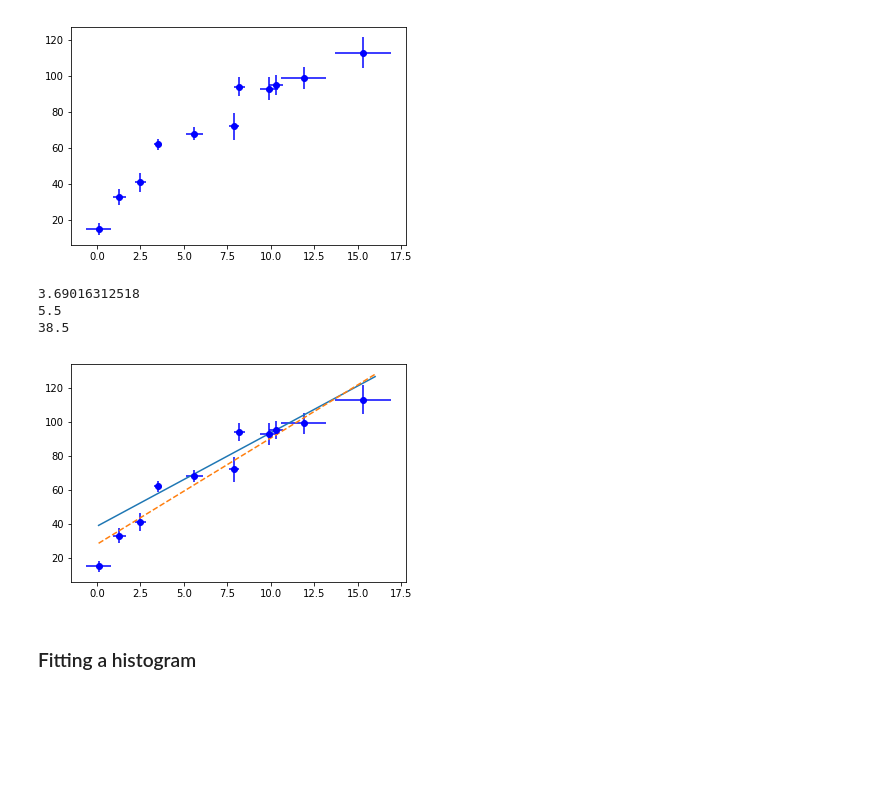
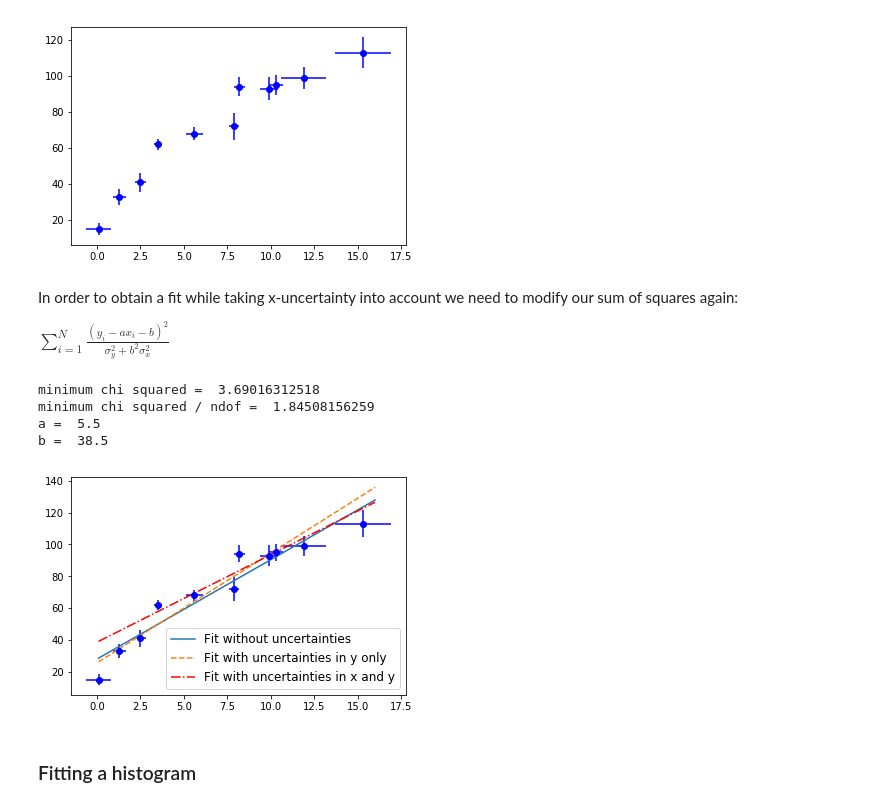
Before and after one commit to goodbyeskyharbor/PurdueNorthwest_PHYS308_ScientificComputing1, a Jupyter notebook: Notebooks/PHYS 308 - 07 - Fitting Data.ipynb, the cells around one changed output. Cells and saved outputs as stored; diff of their text form; code cells hidden in the pictures; blank space fills up the shorter version.

```diff
--- a/Notebooks/PHYS 308 - 07 - Fitting Data.ipynb
+++ b/Notebooks/PHYS 308 - 07 - Fitting Data.ipynb
@@ -481,7 +892,11 @@ for a in a_array:
             min_sum_squares_a = a
             min_sum_squares_b = b
 
-print(min_sum_squares)
-print(min_sum_squares_a)
-print(min_sum_squares_b)
+print("minimum chi squared = ",min_sum_squares)
+print("minimum chi squared / ndof = ",min_sum_squares/2)
+print("a = ",min_sum_squares_a)
+print("b = ",min_sum_squares_b)
+
+min_sum_squares_a_uncert_y = min_sum_squares_a
+min_sum_squares_b_uncert_y = min_sum_squares_b
 # %% [output]
@@ -520,6 +947,10 @@ plt.errorbar(xa, ya, xerr=xerra ,yerr=yerra, fmt="o",color="Blue",linestyle='')#
 plt.show()
 # %% [output]
 [figure]
+# %% [markdown]
+In order to obtain a fit while taking x-uncertainty into account we need to modify our sum of squares again:
+
+$\sum_{i=1}^{N}\frac{(y_i-ax_i-b)^2}{\sigma_y^2+b^2\sigma_x^2}$
 # %%
 xpoints = [0.1,1.3,2.5,3.5,5.6,7.9,8.2,9.9,10.3,11.9, 15.3]
 ypoints  = [15 ,  33,  41,  62,  68,  72,  94,  93,  95,  99, 113 ]
@@ -555,31 +986,41 @@ for a in a_array:
             min_sum_squares_a = a
             min_sum_squares_b = b
 
-print(min_sum_squares)
-print(min_sum_squares_a)
-print(min_sum_squares_b)
+
+print("minimum chi squared = ",min_sum_squares)
+print("minimum chi squared / ndof = ",min_sum_squares/2)
+print("a = ",min_sum_squares_a)
+print("b = ",min_sum_squares_b)
+
+min_sum_squares_a_uncert_xy = min_sum_squares_a
+min_sum_squares_b_uncert_xy = min_sum_squares_b
 # %% [output]
-3.69016312518
-5.5
-38.5
+minimum chi squared =  3.69016312518
+minimum chi squared / ndof =  1.84508156259
+a =  5.5
+b =  38.5
 # %%
 def func(x, a, b):
     return a * x + b
 
 popt, pcov = curve_fit(func, xa, ya, p0 = [1, 1])
 
 fit_result_a   = popt[0]
 fit_result_b   = popt[1]
 
 plt.errorbar(xa, ya, xerr=xerra ,yerr=yerra, fmt="o",color="Blue",linestyle='')#
 
-plt.plot(xaa,func(xaa,min_sum_squares_a,min_sum_squares_b))
+plt.plot(xaa,func(xaa,fit_result_a,fit_result_b),label="Fit without uncertainties")
 
-plt.plot(xaa,func(xaa,fit_result_a,fit_result_b),"--")
+plt.plot(xaa,func(xaa,min_sum_squares_a_uncert_y,min_sum_squares_b_uncert_y),"--",label="Fit with uncertainties in y only")
+
+plt.plot(xaa,func(xaa,min_sum_squares_a_uncert_xy,min_sum_squares_b_uncert_xy),"-.r",label="Fit with uncertainties in x and y")
+
+plt.legend(loc='lower right', fontsize='large')
 
 plt.show()
 # %% [output]
-[figure, old version]
+[figure, new version]
 # %% [markdown]
 ### Fitting a histogram
 # %%
```
Also changed, not shown: parts of 31 cells of this notebook, 1 other file.
